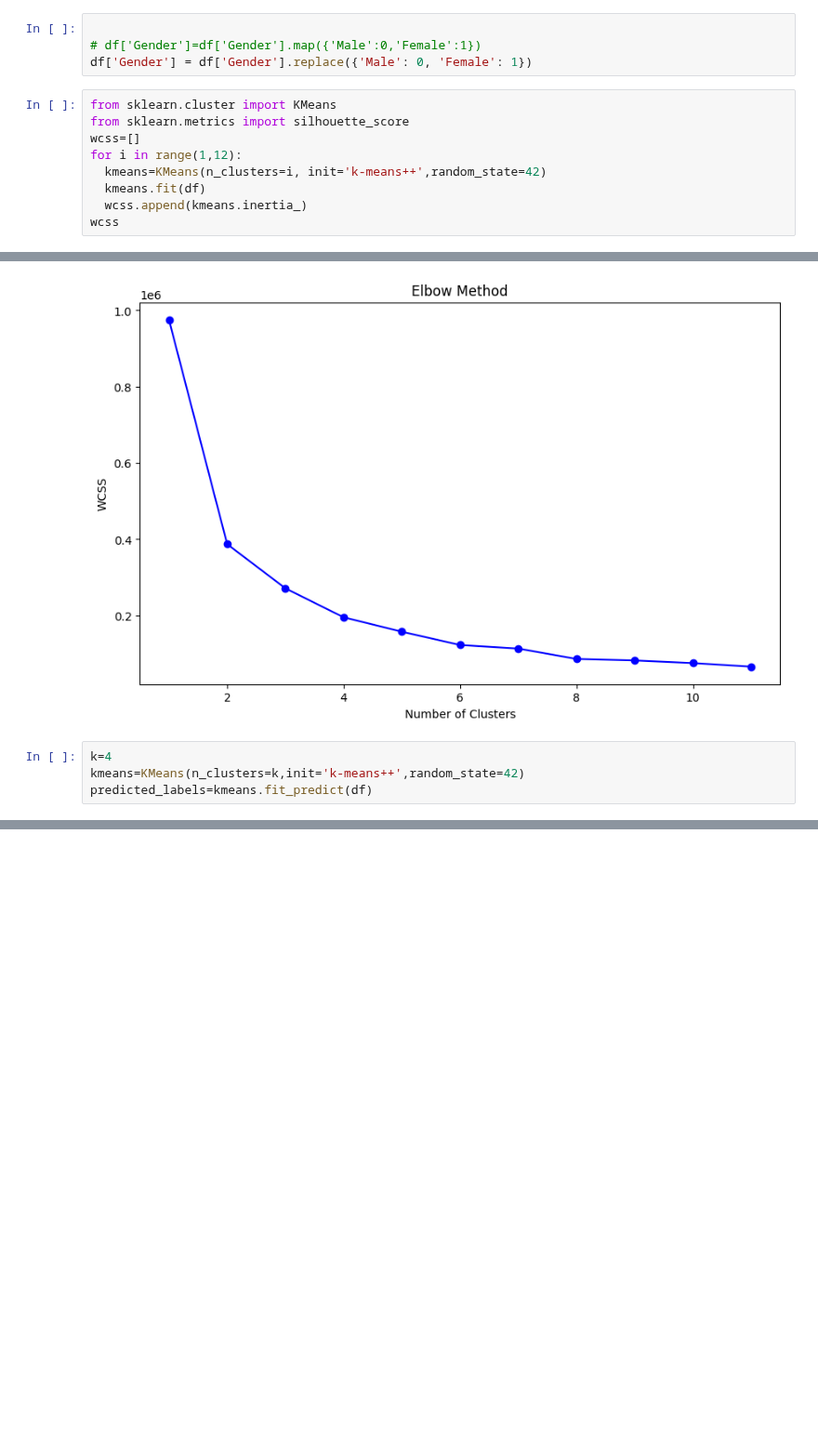
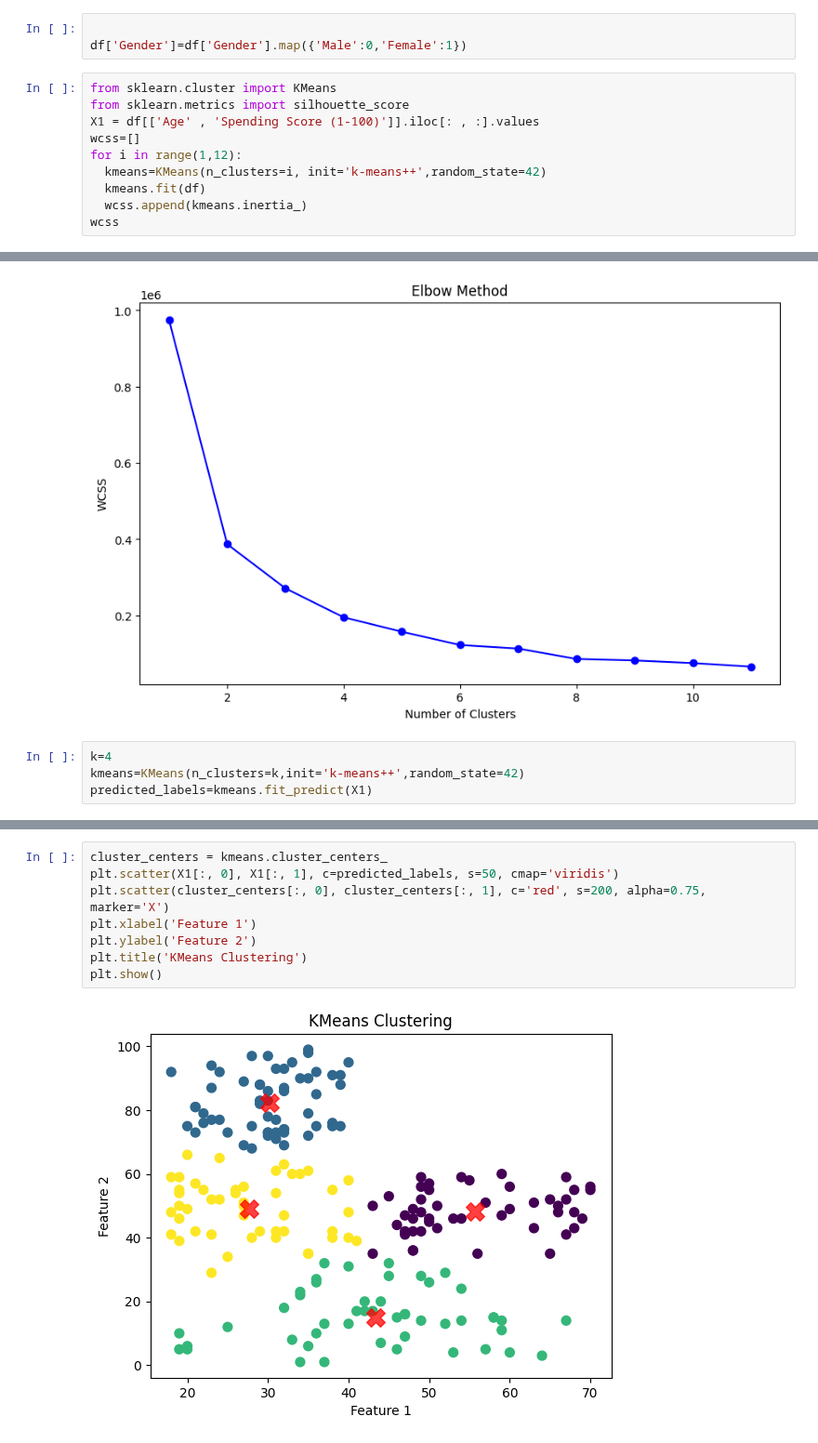
Before and after one commit to Farazmghm/Portfolio, a Jupyter notebook: customer_Segmentation.ipynb, the cells around one changed output, grey strips where cells are left out. Shown at 93% size. Cells and saved outputs as stored; diff of their text form; blank space fills up the shorter version.

```diff
--- a/customer_Segmentation.ipynb
+++ b/customer_Segmentation.ipynb
@@ -160,11 +160,11 @@ plt.show()
 [figure]
 # %%
 
-# df['Gender']=df['Gender'].map({'Male':0,'Female':1})
-df['Gender'] = df['Gender'].replace({'Male': 0, 'Female': 1})
+df['Gender']=df['Gender'].map({'Male':0,'Female':1})
 # %%
 from sklearn.cluster import KMeans
 from sklearn.metrics import silhouette_score
+X1 = df[['Age' , 'Spending Score (1-100)']].iloc[: , :].values
 wcss=[]
 for i in range(1,12):
   kmeans=KMeans(n_clusters=i, init='k-means++',random_state=42)
@@ -195,4 +195,4 @@ plt.show()
 # %%
 k=4
 kmeans=KMeans(n_clusters=k,init='k-means++',random_state=42)
-predicted_labels=kmeans.fit_predict(df)
+predicted_labels=kmeans.fit_predict(X1)
@@ -207,0 +219,10 @@ cluster.inertia_
+# %%
+cluster_centers = kmeans.cluster_centers_
+plt.scatter(X1[:, 0], X1[:, 1], c=predicted_labels, s=50, cmap='viridis')
+plt.scatter(cluster_centers[:, 0], cluster_centers[:, 1], c='red', s=200, alpha=0.75, marker='X')
+plt.xlabel('Feature 1')
+plt.ylabel('Feature 2')
+plt.title('KMeans Clustering')
+plt.show()
+# %% [output]
+[figure, added]
```
Also changed, not shown: parts of 3 cells of this notebook.
